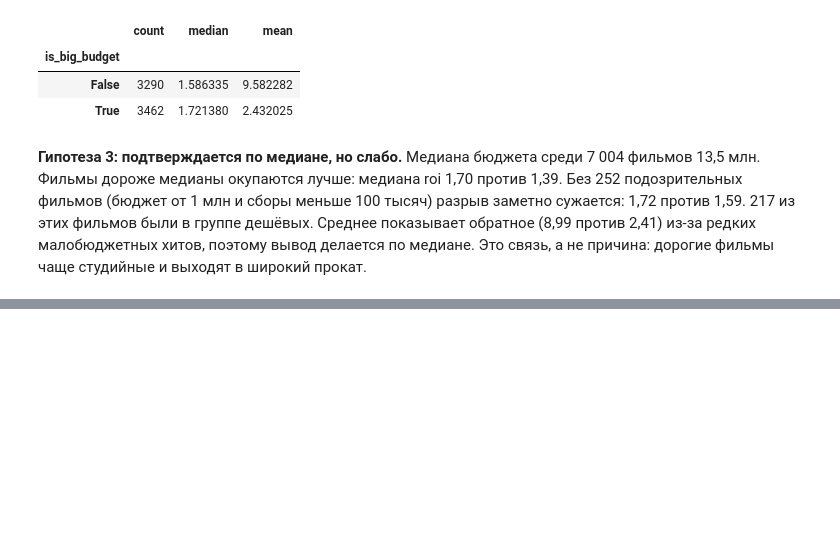
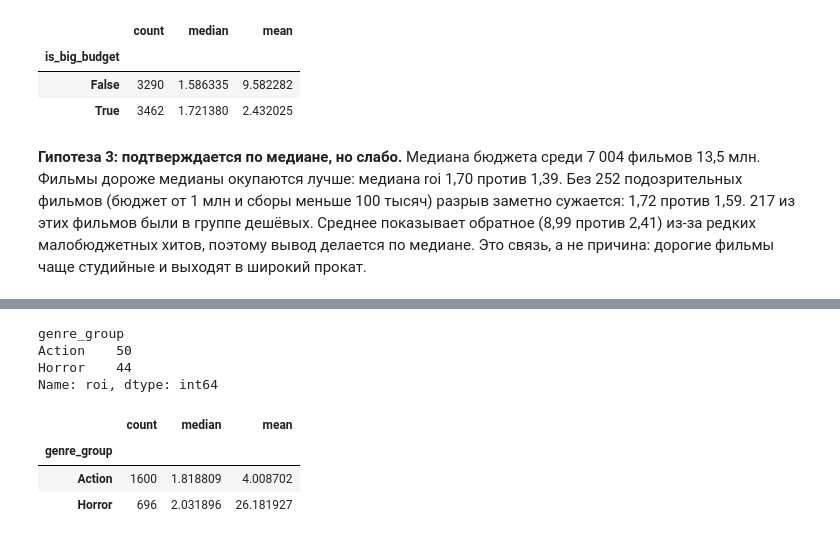
Before and after one commit to ilysma/movie-success-analysis, a Jupyter notebook: 02_analysis.ipynb, the cells around one changed output, grey strips where cells are left out. Drawn from its saved outputs; the diff is of its cells as text; code cells hidden in the pictures; blank space fills up the shorter version.

```diff
--- a/02_analysis.ipynb
+++ b/02_analysis.ipynb
@@ -309,0 +363,18 @@ df_roi[~mask_susp].groupby("is_big_budget")["roi"].agg(["count", "median", "mean
+# %%
+## Маска подозрительных фильмов в df_ah: бюджет от 1 млн и сборы меньше 100 тысяч
+mask_ah = (df_ah["budget"] >= 1_000_000) & (df_ah["revenue"] < 100_000)
+## Смотрю, сколько таких фильмов в каждом жанре
+df_ah[mask_ah].groupby("genre_group")["roi"].count()
+# %% [output]
+genre_group
+Action    50
+Horror    44
+Name: roi, dtype: int64
+# %%
+## Проверка устойчивости: сравнение Action и Horror без подозрительных фильмов
+df_ah[~mask_ah].groupby("genre_group")["roi"].agg(["count", "median", "mean"])
+# %% [output]
+|  | count | median | mean |
+| genre_group |  |  |  |
+| Action | 1600 | 1.818809 | 4.008702 |
+| Horror | 696 | 2.031896 | 26.181927 |
```
Also changed, not shown: parts of 16 cells of this notebook.
